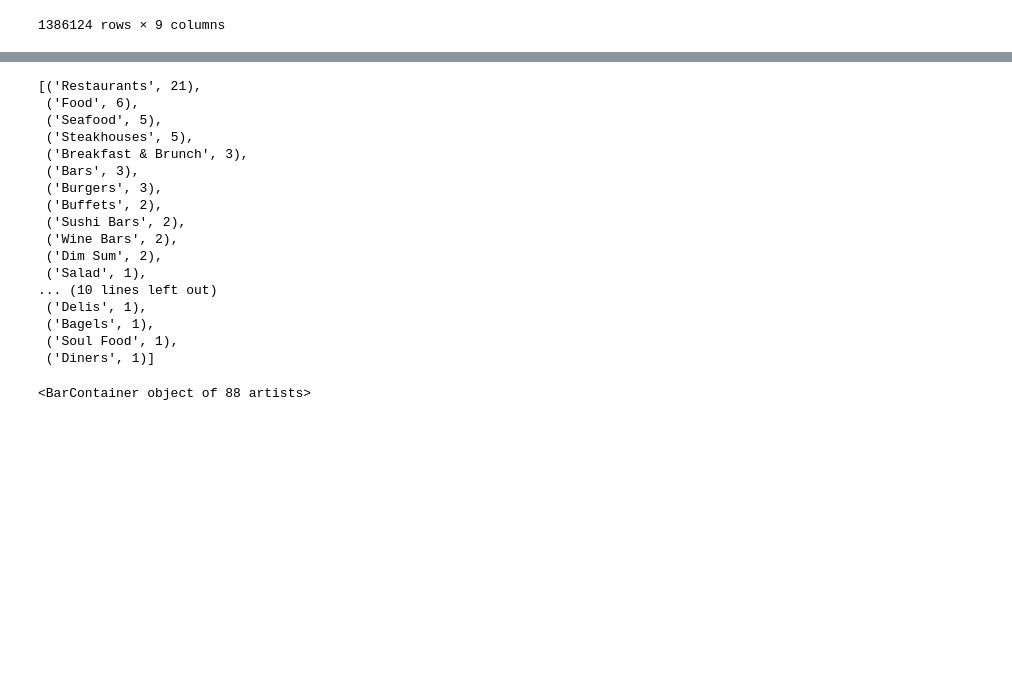
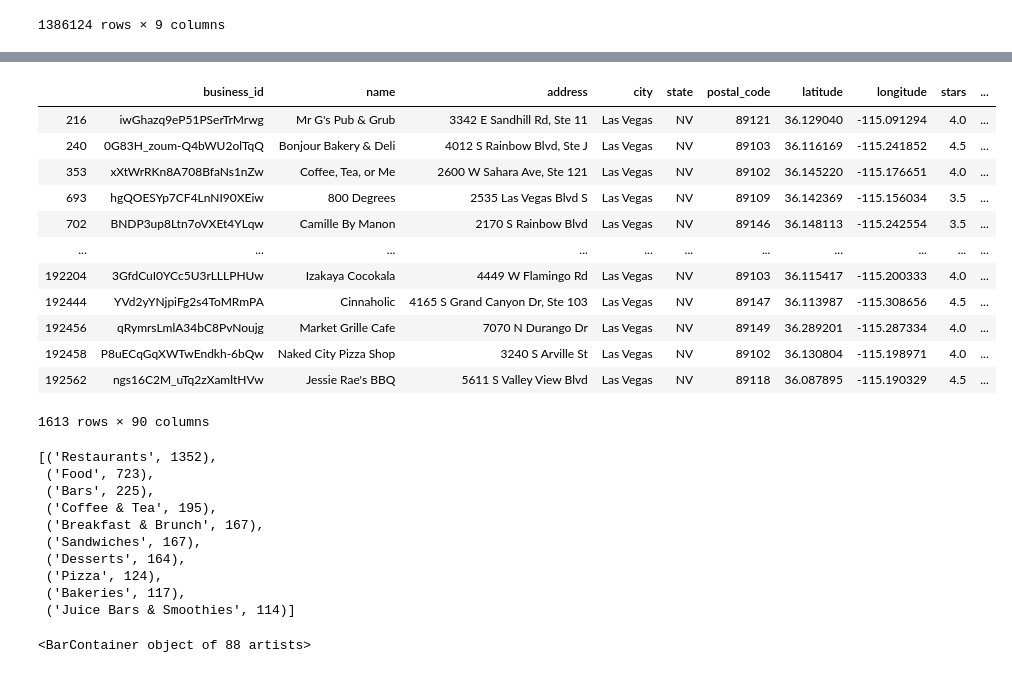
Before and after one commit to wonchankim97/Yelp-Recommender, a Jupyter notebook: EDA_KISOO.ipynb, the cells around one changed output, grey strips where cells are left out. Cells and saved outputs as stored; diff of their text form; code cells hidden in the pictures; blank space fills up the shorter version.

```diff
--- a/EDA_KISOO.ipynb
+++ b/EDA_KISOO.ipynb
@@ -125,30 +155,38 @@ review_restaurant
 # %%
- user_for_cat = restaurant[restaurant['business_id'].isin(review[review['user_id']=='F_N4NyoMJWzBYFspeYfH3A']['business_id'])]
+restaurant[restaurant['business_id'].isin(review[review['user_id']=='bLbSNkLggFnqwNNzzq-Ijw']['business_id'])]
+# %% [output]
+|  | business_id | name | address | city | state | postal_code | latitude | longitude | stars | ... |
+| 216 | iwGhazq9eP51PSerTrMrwg | Mr G's Pub & Grub | 3342 E Sandhill Rd, Ste 11 | Las Vegas | NV | 89121 | 36.129040 | -115.091294 | 4.0 | ... |
+| 240 | 0G83H_zoum-Q4bWU2olTqQ | Bonjour Bakery & Deli | 4012 S Rainbow Blvd, Ste J | Las Vegas | NV | 89103 | 36.116169 | -115.241852 | 4.5 | ... |
+| 353 | xXtWrRKn8A708BfaNs1nZw | Coffee, Tea, or Me | 2600 W Sahara Ave, Ste 121 | Las Vegas | NV | 89102 | 36.145220 | -115.176651 | 4.0 | ... |
+| 693 | hgQOESYp7CF4LnNI90XEiw | 800 Degrees | 2535 Las Vegas Blvd S | Las Vegas | NV | 89109 | 36.142369 | -115.156034 | 3.5 | ... |
+| 702 | BNDP3up8Ltn7oVXEt4YLqw | Camille By Manon | 2170 S Rainbow Blvd | Las Vegas | NV | 89146 | 36.148113 | -115.242554 | 3.5 | ... |
+| ... | ... | ... | ... | ... | ... | ... | ... | ... | ... | ... |
+| 192204 | 3GfdCuI0YCc5U3rLLLPHUw | Izakaya Cocokala | 4449 W Flamingo Rd | Las Vegas | NV | 89103 | 36.115417 | -115.200333 | 4.0 | ... |
+| 192444 | YVd2yYNjpiFg2s4ToMRmPA | Cinnaholic | 4165 S Grand Canyon Dr, Ste 103 | Las Vegas | NV | 89147 | 36.113987 | -115.308656 | 4.5 | ... |
+| 192456 | qRymrsLmlA34bC8PvNoujg | Market Grille Cafe | 7070 N Durango Dr | Las Vegas | NV | 89149 | 36.289201 | -115.287334 | 4.0 | ... |
+| 192458 | P8uECqGqXWTwEndkh-6bQw | Naked City Pizza Shop | 3240 S Arville St | Las Vegas | NV | 89102 | 36.130804 | -115.198971 | 4.0 | ... |
+| 192562 | ngs16C2M_uTq2zXamltHVw | Jessie Rae's BBQ | 5611 S Valley View Blvd | Las Vegas | NV | 89118 | 36.087895 | -115.190329 | 4.5 | ... |
+1613 rows × 90 columns
 # %%
+user_for_cat = restaurant[restaurant['business_id'].isin(review[review['user_id']=='bLbSNkLggFnqwNNzzq-Ijw']['business_id'])]
 cat = []
 [cat.extend(n.split(',')) for n in user_for_cat['categories'] if n is not None ]
 cat = [n.strip() for n in cat]
 cat = [(n, cat.count(n)) for n in set(cat)]
 cat.sort(key=lambda e:e[1], reverse=True)
-cat
+cat[:10]
 # %% [output]
-[('Restaurants', 21),
- ('Food', 6),
- ('Seafood', 5),
- ('Steakhouses', 5),
- ('Breakfast & Brunch', 3),
- ('Bars', 3),
- ('Burgers', 3),
- ('Buffets', 2),
- ('Sushi Bars', 2),
- ('Wine Bars', 2),
- ('Dim Sum', 2),
- ('Salad', 1),
-... (10 lines left out)
- ('Delis', 1),
- ('Bagels', 1),
- ('Soul Food', 1),
- ('Diners', 1)]
+[('Restaurants', 1352),
+ ('Food', 723),
+ ('Bars', 225),
+ ('Coffee & Tea', 195),
+ ('Breakfast & Brunch', 167),
+ ('Sandwiches', 167),
+ ('Desserts', 164),
+ ('Pizza', 124),
+ ('Bakeries', 117),
+ ('Juice Bars & Smoothies', 114)]
 # %%
 cat_df = pd.DataFrame(cat)
 # %%
```
Also changed, not shown: parts of 6 cells of this notebook, 6 other files.
